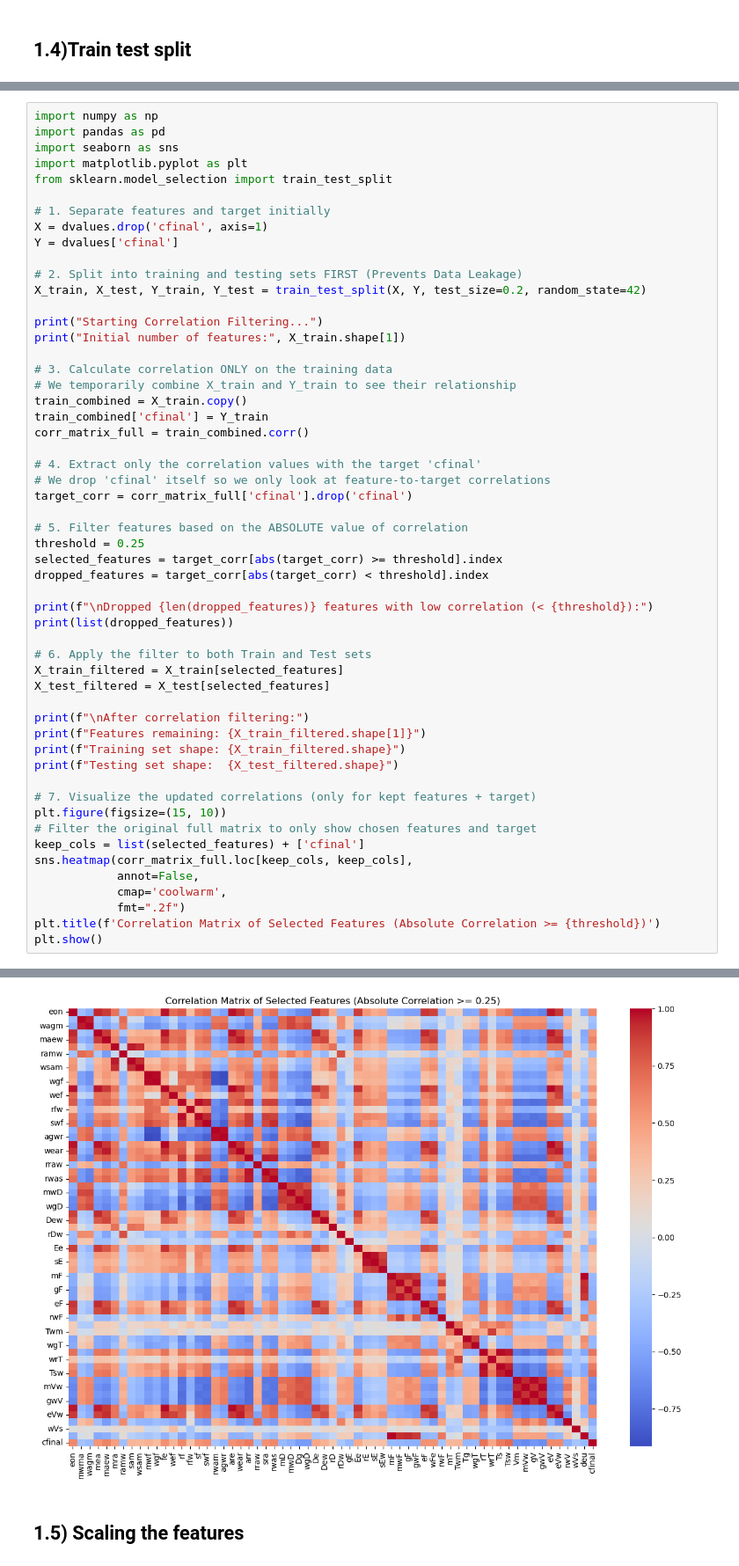
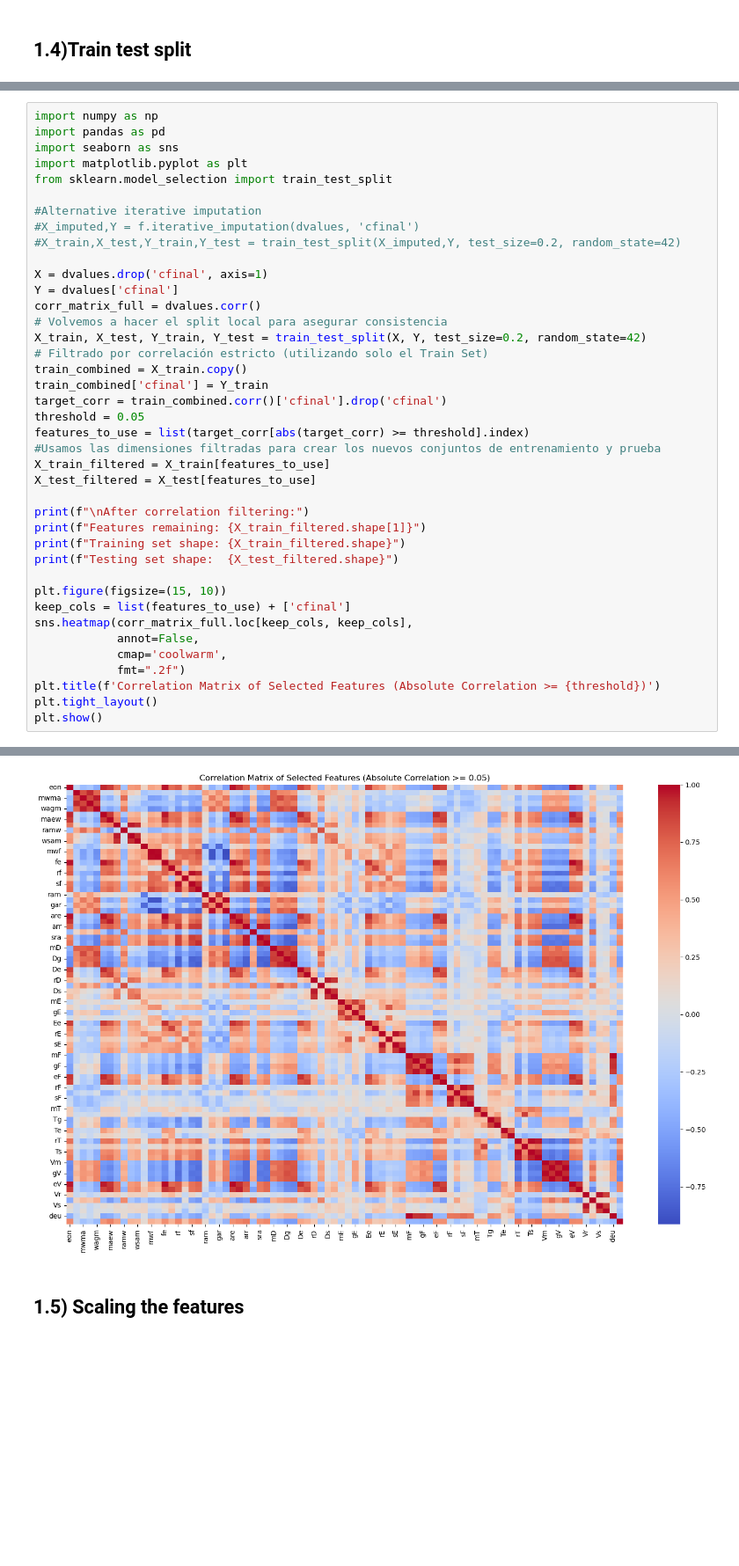
Before and after one commit to AlejoProjects/ML_project_part_1, a Jupyter notebook: SubmissionTemplate.ipynb, the cells around one changed output, grey strips where cells are left out. Shown at 88% size. Saved outputs shown, nothing was run; the diff lists cells and outputs as text; blank space fills up the shorter version.

```diff
--- a/SubmissionTemplate.ipynb
+++ b/SubmissionTemplate.ipynb
@@ -240,51 +168,37 @@ import seaborn as sns
 import matplotlib.pyplot as plt
 from sklearn.model_selection import train_test_split
 
-# 1. Separate features and target initially
+#Alternative iterative imputation
+#X_imputed,Y = f.iterative_imputation(dvalues, 'cfinal')
+#X_train,X_test,Y_train,Y_test = train_test_split(X_imputed,Y, test_size=0.2, random_state=42)
+
 X = dvalues.drop('cfinal', axis=1)
 Y = dvalues['cfinal']
-
-# 2. Split into training and testing sets FIRST (Prevents Data Leakage)
+corr_matrix_full = dvalues.corr()
+# Volvemos a hacer el split local para asegurar consistencia
 X_train, X_test, Y_train, Y_test = train_test_split(X, Y, test_size=0.2, random_state=42)
-
-print("Starting Correlation Filtering...")
-print("Initial number of features:", X_train.shape[1])
-
-# 3. Calculate correlation ONLY on the training data
-# We temporarily combine X_train and Y_train to see their relationship
+# Filtrado por correlación estricto (utilizando solo el Train Set)
 train_combined = X_train.copy()
 train_combined['cfinal'] = Y_train
-corr_matrix_full = train_combined.corr()
-
-# 4. Extract only the correlation values with the target 'cfinal'
-# We drop 'cfinal' itself so we only look at feature-to-target correlations
-target_corr = corr_matrix_full['cfinal'].drop('cfinal')
-
-# 5. Filter features based on the ABSOLUTE value of correlation
-threshold = 0.25
-selected_features = target_corr[abs(target_corr) >= threshold].index
-dropped_features = target_corr[abs(target_corr) < threshold].index
-
-print(f"\nDropped {len(dropped_features)} features with low correlation (< {threshold}):")
-print(list(dropped_features))
-
-# 6. Apply the filter to both Train and Test sets
-X_train_filtered = X_train[selected_features]
-X_test_filtered = X_test[selected_features]
+target_corr = train_combined.corr()['cfinal'].drop('cfinal')
+threshold = 0.05
+features_to_use = list(target_corr[abs(target_corr) >= threshold].index)
+#Usamos las dimensiones filtradas para crear los nuevos conjuntos de entrenamiento y prueba
+X_train_filtered = X_train[features_to_use]
+X_test_filtered = X_test[features_to_use]
 
 print(f"\nAfter correlation filtering:")
 print(f"Features remaining: {X_train_filtered.shape[1]}")
 print(f"Training set shape: {X_train_filtered.shape}")
 print(f"Testing set shape:  {X_test_filtered.shape}")
 
-# 7. Visualize the updated correlations (only for kept features + target)
 plt.figure(figsize=(15, 10))
-# Filter the original full matrix to only show chosen features and target
-keep_cols = list(selected_features) + ['cfinal']
+keep_cols = list(features_to_use) + ['cfinal']
 sns.heatmap(corr_matrix_full.loc[keep_cols, keep_cols],
             annot=False,
             cmap='coolwarm',
             fmt=".2f")
 plt.title(f'Correlation Matrix of Selected Features (Absolute Correlation >= {threshold})')
+plt.tight_layout()
 plt.show()
 # %% [output]
@@ -301,4 +209,4 @@ Testing set shape:  (3402, 62)
-[figure, old version]
+[figure, new version]
 # %% [markdown]
 ## 1.5) Scaling the features
 # %%
```
Also changed, not shown: parts of 27 cells of this notebook, 2 other files.
